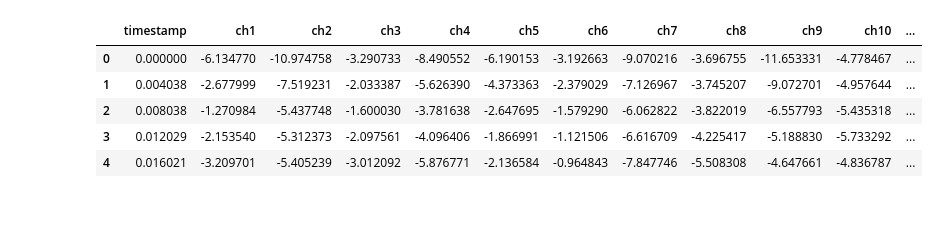
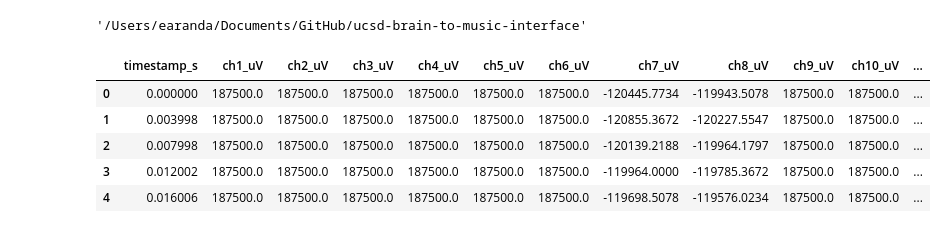
Before and after one commit to enriquearandajr/Brain-DJ-Interface-Remixed, a Jupyter notebook: notebooks/data_filtering.ipynb, the cells around one changed output. Cells and saved outputs as stored; diff of their text form; code cells hidden in the pictures.

```diff
--- a/notebooks/data_filtering.ipynb
+++ b/notebooks/data_filtering.ipynb
@@ -9,11 +10,16 @@ from scipy.signal import butter, sosfiltfilt, sosfreqz
+# %%
+__file__ = 'data_filtering.ipynb'
+_rootDir = os.path.dirname(os.path.dirname(os.path.abspath(__file__)))
+# %% [output]
+'/Users/earanda/Documents/GitHub/ucsd-brain-to-music-interface'
 # %%
-music_df = pd.read_csv('data/trial data/Aranza_with_music.csv')
-music_df['timestamp'] = music_df['timestamp'] - music_df['timestamp'].iloc[0]
-music_df.head()
+music_eeg_df = pd.read_csv(os.path.join(_rootDir, 'data', 'raw', 'enrique526_DB-BMI_trial0_taylor swift - lavender haze_eeg.csv'))
+music_eeg_df['timestamp_s'] = music_eeg_df['timestamp_s'] - music_eeg_df['timestamp_s'].iloc[0]
+music_eeg_df.head()
 # %% [output]
-|  | timestamp | ch1 | ch2 | ch3 | ch4 | ch5 | ch6 | ch7 | ch8 | ch9 | ch10 | ... |
-| 0 | 0.000000 | -6.134770 | -10.974758 | -3.290733 | -8.490552 | -6.190153 | -3.192663 | -9.070216 | -3.696755 | -11.653331 | -4.778467 | ... |
-| 1 | 0.004038 | -2.677999 | -7.519231 | -2.033387 | -5.626390 | -4.373363 | -2.379029 | -7.126967 | -3.745207 | -9.072701 | -4.957644 | ... |
-| 2 | 0.008038 | -1.270984 | -5.437748 | -1.600030 | -3.781638 | -2.647695 | -1.579290 | -6.062822 | -3.822019 | -6.557793 | -5.435318 | ... |
-| 3 | 0.012029 | -2.153540 | -5.312373 | -2.097561 | -4.096406 | -1.866991 | -1.121506 | -6.616709 | -4.225417 | -5.188830 | -5.733292 | ... |
-| 4 | 0.016021 | -3.209701 | -5.405239 | -3.012092 | -5.876771 | -2.136584 | -0.964843 | -7.847746 | -5.508308 | -4.647661 | -4.836787 | ... |
+|  | timestamp_s | ch1_uV | ch2_uV | ch3_uV | ch4_uV | ch5_uV | ch6_uV | ch7_uV | ch8_uV | ch9_uV | ch10_uV | ... |
+| 0 | 0.000000 | 187500.0 | 187500.0 | 187500.0 | 187500.0 | 187500.0 | 187500.0 | -120445.7734 | -119943.5078 | 187500.0 | 187500.0 | ... |
+| 1 | 0.003998 | 187500.0 | 187500.0 | 187500.0 | 187500.0 | 187500.0 | 187500.0 | -120855.3672 | -120227.5547 | 187500.0 | 187500.0 | ... |
+| 2 | 0.007998 | 187500.0 | 187500.0 | 187500.0 | 187500.0 | 187500.0 | 187500.0 | -120139.2188 | -119964.1797 | 187500.0 | 187500.0 | ... |
+| 3 | 0.012002 | 187500.0 | 187500.0 | 187500.0 | 187500.0 | 187500.0 | 187500.0 | -119964.0000 | -119785.3672 | 187500.0 | 187500.0 | ... |
+| 4 | 0.016006 | 187500.0 | 187500.0 | 187500.0 | 187500.0 | 187500.0 | 187500.0 | -119698.5078 | -119576.0234 | 187500.0 | 187500.0 | ... |
```
Also changed, not shown: parts of 11 cells of this notebook, 2 other files.
